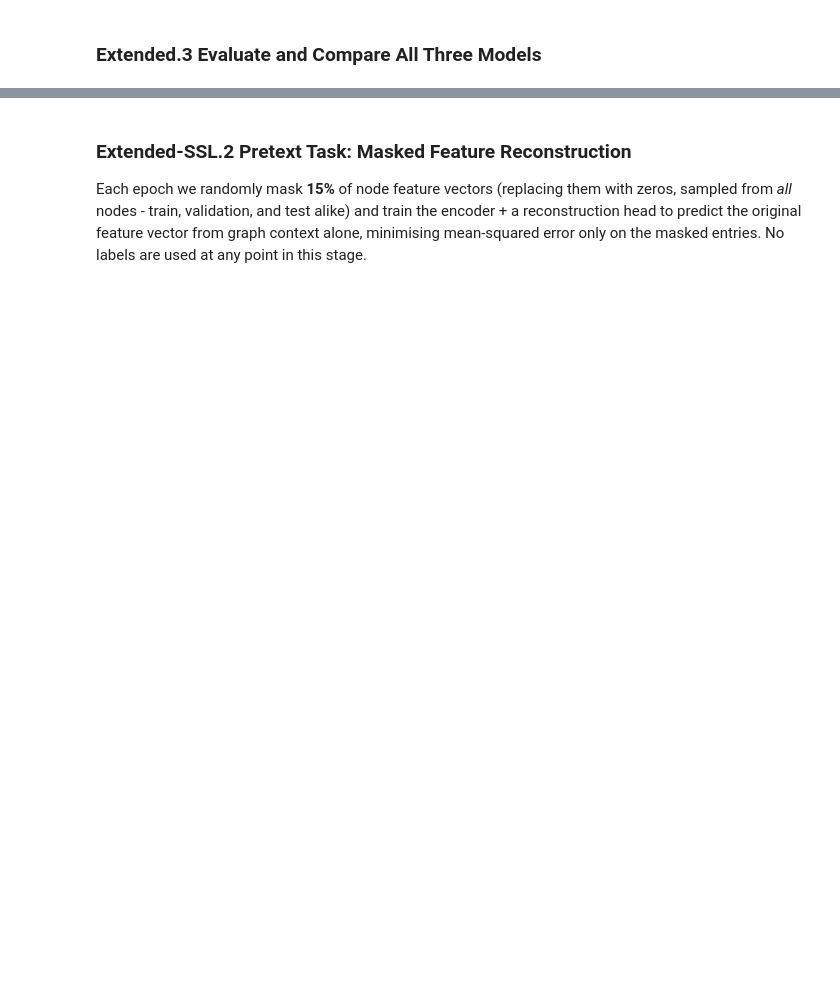
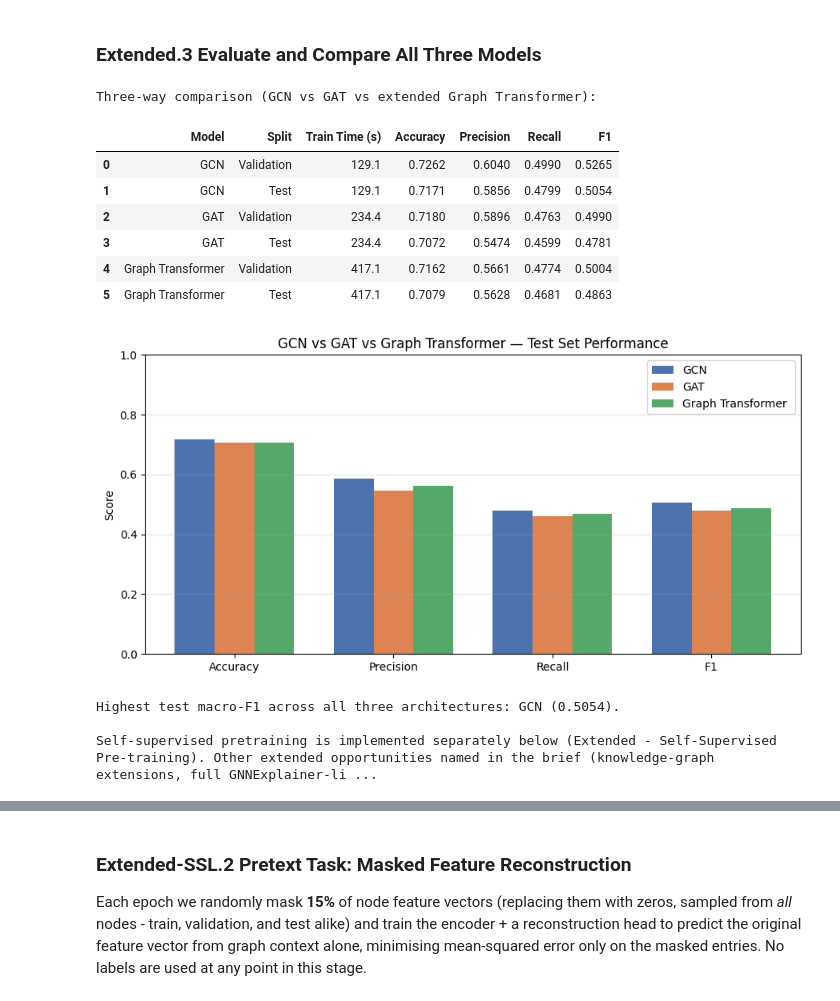
Before and after one commit to waruna-2003/ogbn-arxiv-gnn-coursework, a Jupyter notebook: notebook/CCS4354_OGBN_Arxiv_Coursework.ipynb, the cells around one changed output, grey strips where cells are left out. Saved outputs shown, nothing was run; the diff lists cells and outputs as text; code cells hidden in the pictures; blank space fills up the shorter version.

Commit message:
prototype, integration and final execution

```diff
--- a/notebook/CCS4354_OGBN_Arxiv_Coursework.ipynb
+++ b/notebook/CCS4354_OGBN_Arxiv_Coursework.ipynb
@@ -1707,3 +2308,18 @@ submission can be assessed on its own and everything below treated as extra.
 ### Extended.2 Train the Graph Transformer
 
 Trained with the exact same protocol as GCN/GAT (`train_model` from Section 5.3: Adam, the same learning rate/weight decay, the same max-epoch budget and early-stopping patience) so its results in the comparison below are directly comparable, not an apples-to-oranges training setup.
+# %%
+# Extended.2 Train the Graph Transformer using the SAME train_model() loop as GCN/GAT --------------
+free_gpu_memory()
+transformer_optimizer = torch.optim.Adam(
+    transformer_model.parameters(), lr=LEARNING_RATE, weight_decay=WEIGHT_DECAY
+)
+
+print("Training Graph Transformer...\n" + "-" * 60)
+t0 = time.time()
+transformer_model, transformer_history, transformer_best_val_acc = train_model(
+    transformer_model, transformer_optimizer, data, model_name="GraphTransformer"
+)
+transformer_train_time = time.time() - t0
+print(f"\nGraph Transformer training finished in {transformer_train_time:.1f}s. "
+      f"Best validation accuracy: {transformer_best_val_acc:.4f}")
@@ -1710,5 +2344,70 @@ Trained with the exact same protocol as GCN/GAT (`train_model` from Section 5.3:
 # %% [markdown]
 ### Extended.3 Evaluate and Compare All Three Models
+# %%
+# Extended.3 Evaluate the Graph Transformer with the SAME evaluate_model() function ----------------
+transformer_val_metrics, transformer_val_preds, transformer_val_labels = evaluate_model(
+    transformer_model, data, data.valid_mask
+)
+transformer_test_metrics, transformer_test_preds, transformer_test_labels = evaluate_model(
+    transformer_model, data, data.test_mask
+)
+
+three_way_rows = []
+for model_name, val_m, test_m, ttime in [
+    ("GCN", gcn_val_metrics, gcn_test_metrics, gcn_train_time),
+    ("GAT", gat_val_metrics, gat_test_metrics, gat_train_time),
+    ("Graph Transformer ", transformer_val_metrics, transformer_test_metrics, transformer_train_time),
+]:
+    for split_name, m in [("Validation", val_m), ("Test", test_m)]:
+        row = {"Model": model_name, "Split": split_name, "Train Time (s)": round(ttime, 1)}
+        row.update({k.capitalize(): round(v, 4) for k, v in m.items()})
+        three_way_rows.append(row)
+
+three_way_df = pd.DataFrame(three_way_rows)
+print("Three-way comparison (GCN vs GAT vs extended Graph Transformer):")
+display(three_way_df)
+
+metrics_names = ["accuracy", "precision", "recall", "f1"]
+x_pos = np.arange(len(metrics_names))
+width = 0.25
+plt.figure(figsize=(9, 4.5))
+plt.bar(x_pos - width, [gcn_test_metrics[m] for m in metrics_names], width, label="GCN", color="#4C72B0")
+plt.bar(x_pos,         [gat_test_metrics[m] for m in metrics_names], width, label="GAT", color="#DD8452")
+plt.bar(x_pos + width,  [transformer_test_metrics[m] for m in metrics_names], width,
+        label="Graph Transformer ", color="#55A868")
+plt.xticks(x_pos, [m.capitalize() for m in metrics_names])
+plt.ylabel("Score"); plt.ylim(0, 1)
+plt.title("GCN vs GAT vs Graph Transformer — Test Set Performance")
+plt.legend()
+plt.grid(axis="y", alpha=0.3)
+plt.tight_layout()
+plt.savefig(os.path.join(ARTIFACT_DIR, "extended_three_way_comparison.png"), dpi=150)
+plt.show()
+
+best_f1_model = max(
+    [("GCN", gcn_test_metrics["f1"]), ("GAT", gat_test_metrics["f1"]),
+     ("Graph Transformer", transformer_test_metrics["f1"])],
+    key=lambda t: t[1],
+)
+print(f"\nHighest test macro-F1 across all three architectures: {best_f1_model[0]} "
+      f"({best_f1_model[1]:.4f}).")
+print("\nSelf-supervised pretraining is implemented separately below (Extended - Self-Supervised "
+      "Pre-training). Other extended opportunities named in the brief (knowledge-graph extensions, "
+      "full GNNExplainer-library integration) are not implemented in this notebook and are left "
+      "as possible future extensions rather than claimed here.")
+# %% [output]
+Three-way comparison (GCN vs GAT vs extended Graph Transformer):
+|  | Model | Split | Train Time (s) | Accuracy | Precision | Recall | F1 |
+| 0 | GCN | Validation | 129.1 | 0.7262 | 0.6040 | 0.4990 | 0.5265 |
+| 1 | GCN | Test | 129.1 | 0.7171 | 0.5856 | 0.4799 | 0.5054 |
+| 2 | GAT | Validation | 234.4 | 0.7180 | 0.5896 | 0.4763 | 0.4990 |
+| 3 | GAT | Test | 234.4 | 0.7072 | 0.5474 | 0.4599 | 0.4781 |
+| 4 | Graph Transformer | Validation | 417.1 | 0.7162 | 0.5661 | 0.4774 | 0.5004 |
+| 5 | Graph Transformer | Test | 417.1 | 0.7079 | 0.5628 | 0.4681 | 0.4863 |
+[figure, added]
+Highest test macro-F1 across all three architectures: GCN (0.5054).
+
+Self-supervised pretraining is implemented separately below (Extended - Self-Supervised Pre-training). Other extended opportunities named in the brief (knowledge-graph extensions, full GNNExplainer-li ...
 # %% [markdown]
 ---
 ## Extended — Self-Supervised Pre-training
```
Also changed, not shown: parts of 115 cells of this notebook, 26 other files.
